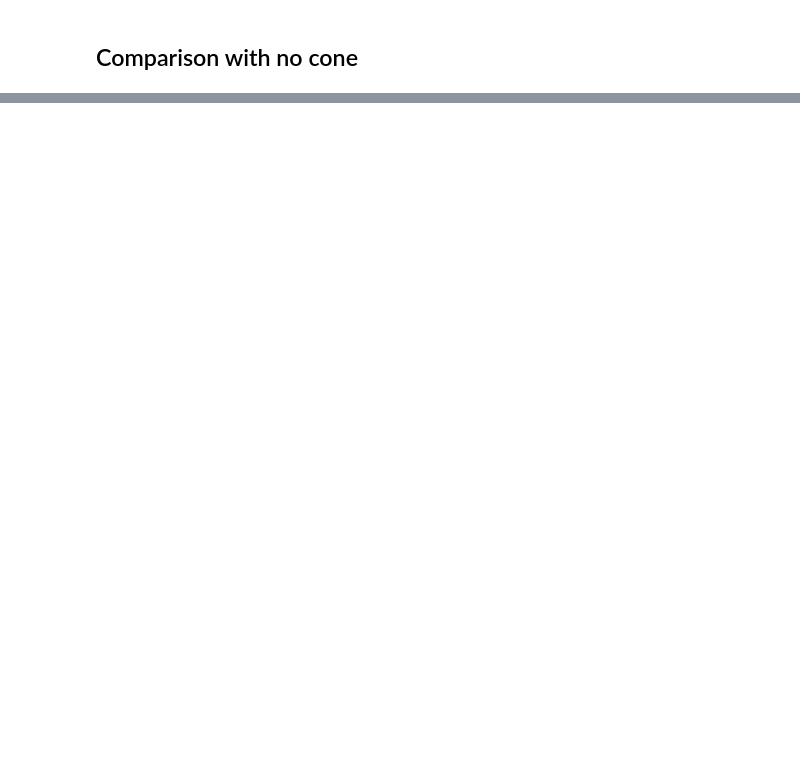
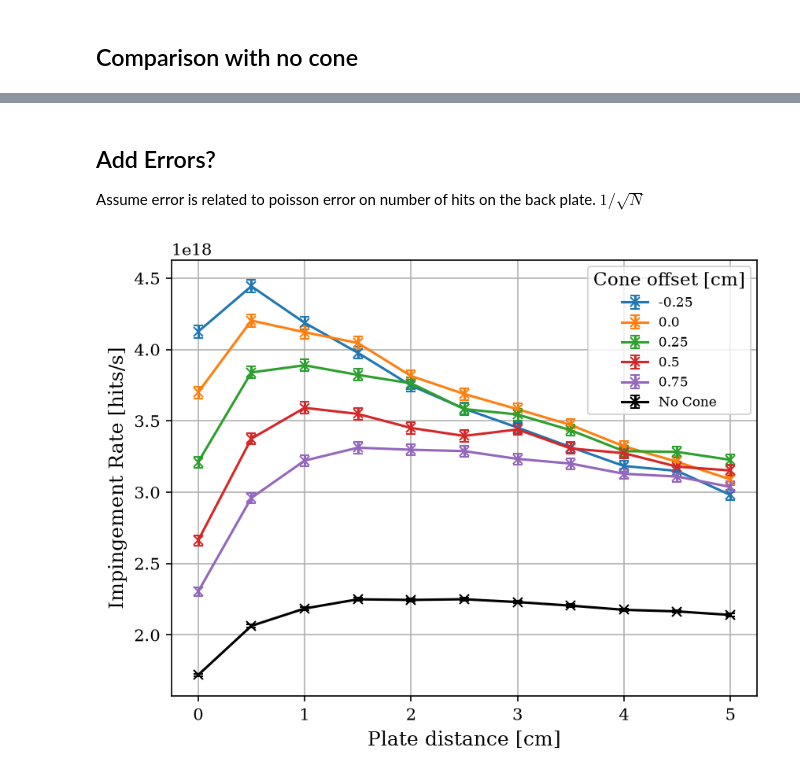
Before and after one commit to Morganyo123/Molfow_Sweep, a Jupyter notebook: experiments/2_plate_cone_sweep/analysis.ipynb, the cells around one changed output, grey strips where cells are left out. Cells and saved outputs as stored; diff of their text form; code cells hidden in the pictures; blank space fills up the shorter version.

```diff
--- a/experiments/2_plate_cone_sweep/analysis.ipynb
+++ b/experiments/2_plate_cone_sweep/analysis.ipynb
@@ -145,0 +144,24 @@ plt.plot
+# %% [markdown]
+## Add Errors?
+
+Assume error is related to poisson error on number of hits on the back plate. $1/\sqrt{N}$
+# %%
+fig, ax = plt.subplots()
+
+for o in np.unique(offset):
+    mask = offset == o
+    order = np.argsort(plate[mask])
+    ax.errorbar(plate[mask][order], intensity[mask][order], yerr=intensity[mask][order]/np.sqrt(df["plate_back_mc_hits"][mask]), fmt="x-", label=f'{o}',capsize=3)
+
+
+
+mask = df2['offset'] <= 5
+ax.errorbar(df2['offset'][mask], df2["plate_back_imping_rate"][mask], yerr=df2["plate_back_imping_rate"][mask]/np.sqrt(df2["plate_back_mc_hits"][mask]), fmt="x-", label="No Cone", color="black",capsize=3)
+
+ax.set_xlabel('Plate distance [cm]')
+ax.set_ylabel('Impingement Rate [hits/s]')
+ax.legend(title='Cone offset [cm]',loc="best", fontsize=8)
+ax.grid()
+plt.savefig("cone_plate_sweep.png", dpi=300, bbox_inches='tight')
+# %% [output]
+[figure, added]
```
Also changed, not shown: parts of 3 cells of this notebook, 1 other file.
